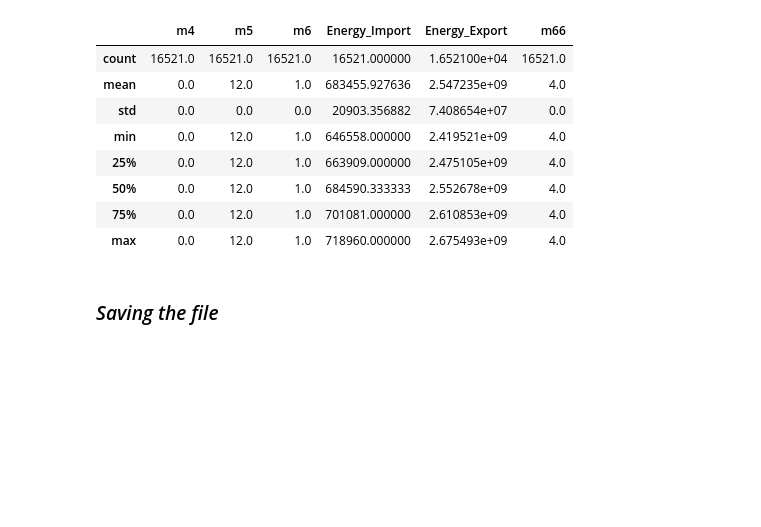
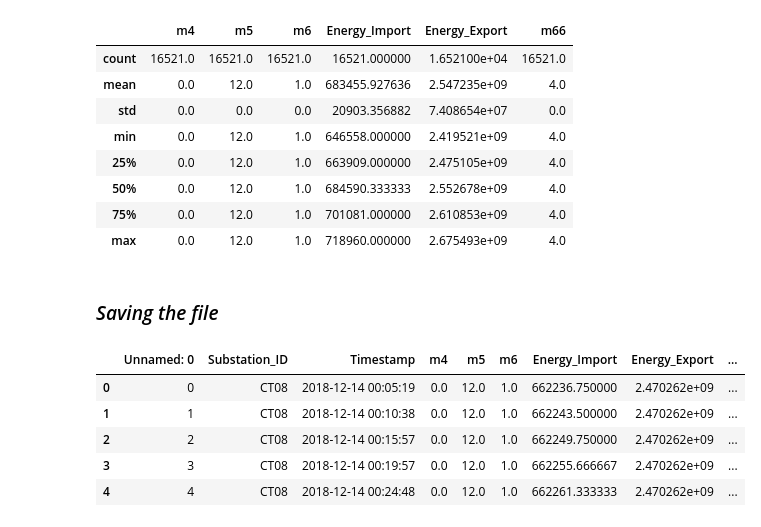
Before and after one commit to Yashwanth1119/Energy-Data-Analysis, a Jupyter notebook: Notebook/Analysis.ipynb, the cells around one changed output. Cells and saved outputs as stored; diff of their text form; code cells hidden in the pictures; blank space fills up the shorter version.

```diff
--- a/Notebook/Analysis.ipynb
+++ b/Notebook/Analysis.ipynb
@@ -224,0 +228,9 @@ dataframe.to_csv("Gen-1 data.csv")
+# %%
+df.head()
+# %% [output]
+|  | Unnamed: 0 | Substation_ID | Timestamp | m4 | m5 | m6 | Energy_Import | Energy_Export | ... |
+| 0 | 0 | CT08 | 2018-12-14 00:05:19 | 0.0 | 12.0 | 1.0 | 662236.750000 | 2.470262e+09 | ... |
+| 1 | 1 | CT08 | 2018-12-14 00:10:38 | 0.0 | 12.0 | 1.0 | 662243.500000 | 2.470262e+09 | ... |
+| 2 | 2 | CT08 | 2018-12-14 00:15:57 | 0.0 | 12.0 | 1.0 | 662249.750000 | 2.470262e+09 | ... |
+| 3 | 3 | CT08 | 2018-12-14 00:19:57 | 0.0 | 12.0 | 1.0 | 662255.666667 | 2.470262e+09 | ... |
+| 4 | 4 | CT08 | 2018-12-14 00:24:48 | 0.0 | 12.0 | 1.0 | 662261.333333 | 2.470262e+09 | ... |
```
Also changed, not shown: parts of 2 cells of this notebook, 6 other files.
